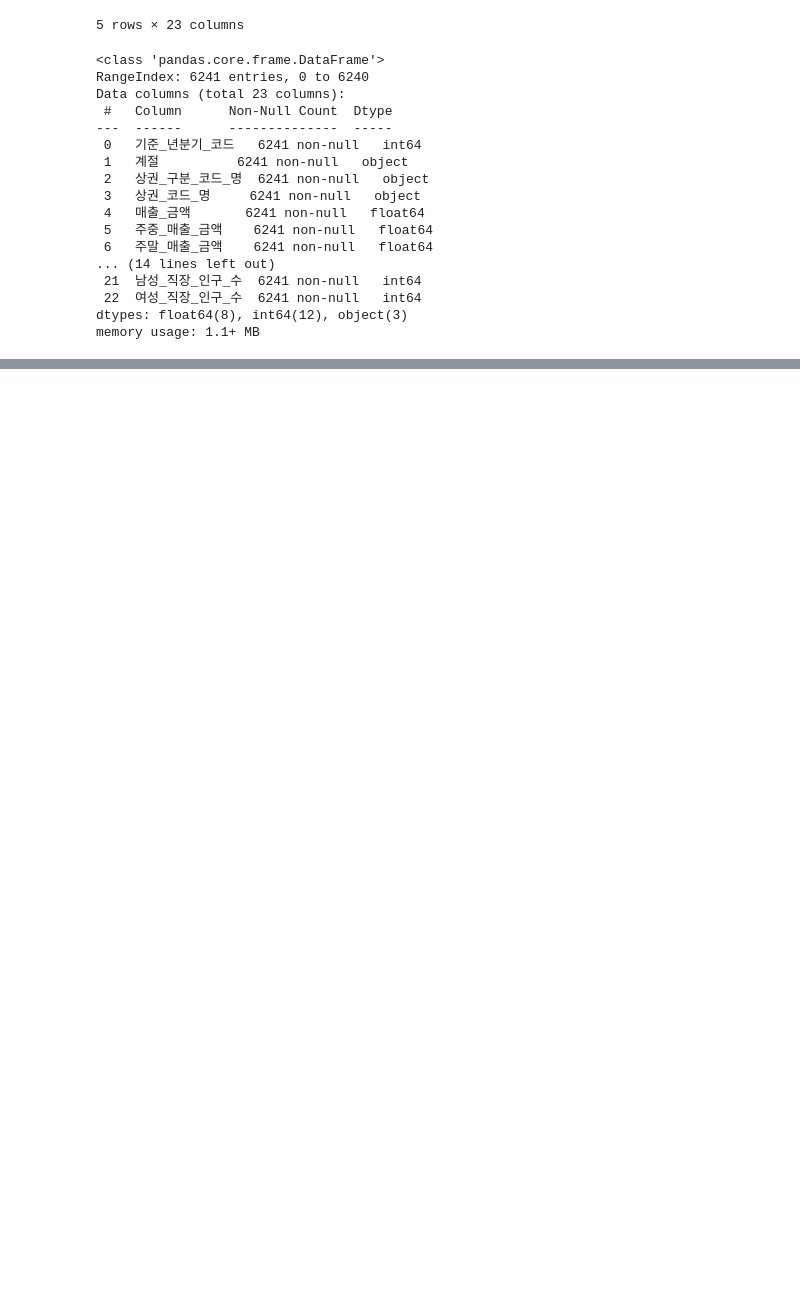
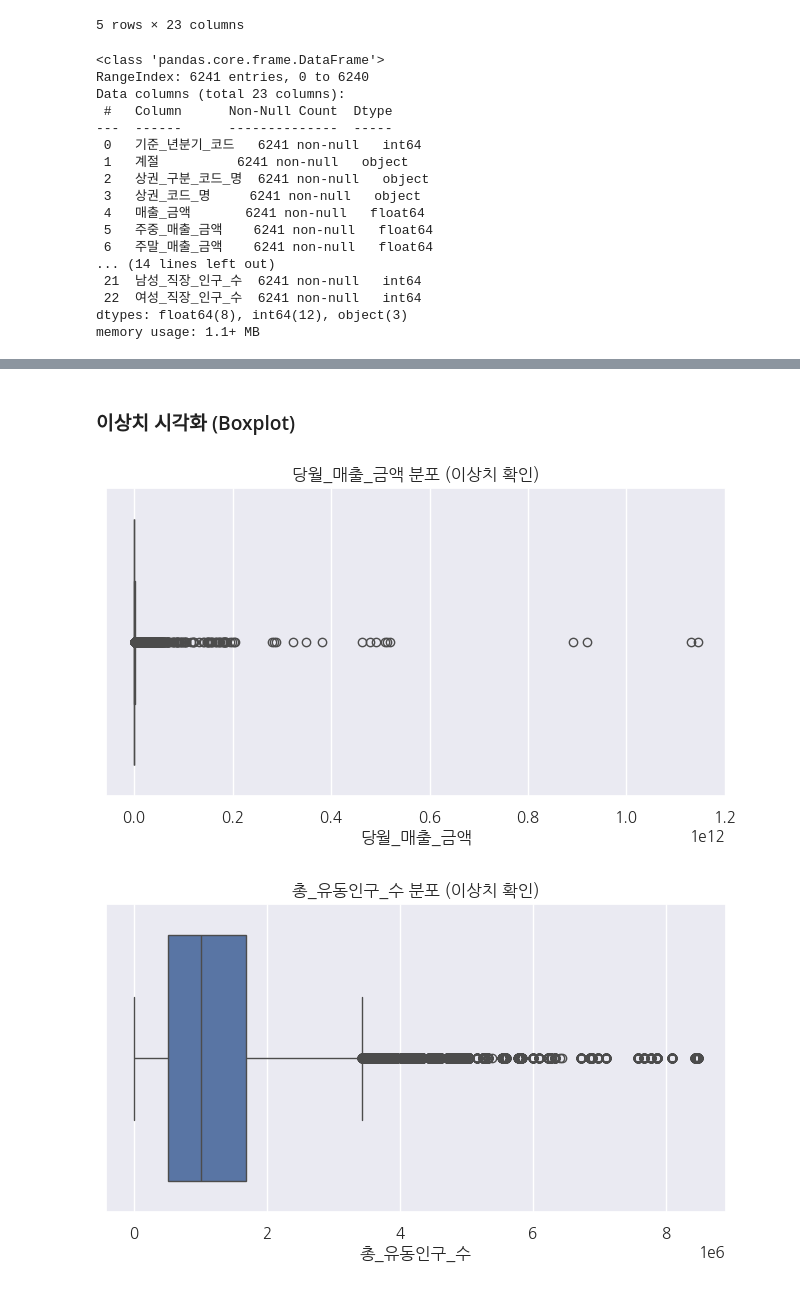
Before and after one commit to itsjulianjeong/supervised_team_project, a Jupyter notebook: notebook/seoul_month_sales_predict.ipynb, the cells around one changed output, grey strips where cells are left out. Cells and saved outputs as stored; diff of their text form; code cells hidden in the pictures; blank space fills up the shorter version.

```diff
--- a/notebook/seoul_month_sales_predict.ipynb
+++ b/notebook/seoul_month_sales_predict.ipynb
@@ -730,0 +453,16 @@ plt.show()
+# %%
+# 파일 경로에 맞게 파일 다시 불러오기 (인코딩 주의!)
+df_sales = pd.read_csv("../data/서울시 상권분석서비스(추정매출-상권).csv", encoding='cp949')
+df_population = pd.read_csv("../data/서울시 상권분석서비스(길단위인구-상권).csv", encoding='cp949')
+df_worker = pd.read_csv("../data/서울시 상권분석서비스(직장인구-상권).csv", encoding='cp949')
+
+# 병합 기준 컬럼
+merge_keys = ['기준_년분기_코드', '상권_코드']
+
+# 병합: 추정매출 → 길단위인구 → 직장인구
+merged = pd.merge(df_sales, df_population, on=merge_keys, how='inner')
+merged = pd.merge(merged, df_worker, on=merge_keys, how='inner')
+
+# 결과 확인
+print("병합된 데이터 shape:", merged.shape)
+merged.head()
@@ -730,0 +478,11 @@ plt.show()
+# %%
+# 병합 기준 컬럼
+merge_keys = ['기준_년분기_코드', '상권_코드']
+
+# 병합: 추정매출 → 길단위인구 → 직장인구
+merged = pd.merge(df_sales, df_population, on=merge_keys, how='inner')
+merged = pd.merge(merged, df_worker, on=merge_keys, how='inner')
+
+# 결과 확인
+print("병합된 데이터 shape:", merged.shape)
+merged.head()
@@ -730,0 +516,16 @@ plt.show()
+# %% [markdown]
+### 이상치 시각화 (Boxplot)
+# %%
+# 확인할 주요 변수
+columns_to_check = ['당월_매출_금액', '총_유동인구_수', '총_직장_인구_수']
+
+# 각 변수의 이상치 시각화
+for col in columns_to_check:
+    plt.figure(figsize=(8, 4))
+    sns.boxplot(x=merged[col])
+    plt.title(f"{col} 분포 (이상치 확인)")
+    plt.xlabel(col)
+    plt.show()
+# %% [output]
+[figure, added]
+[figure, added]
```
Also changed, not shown: parts of 49 cells of this notebook.
